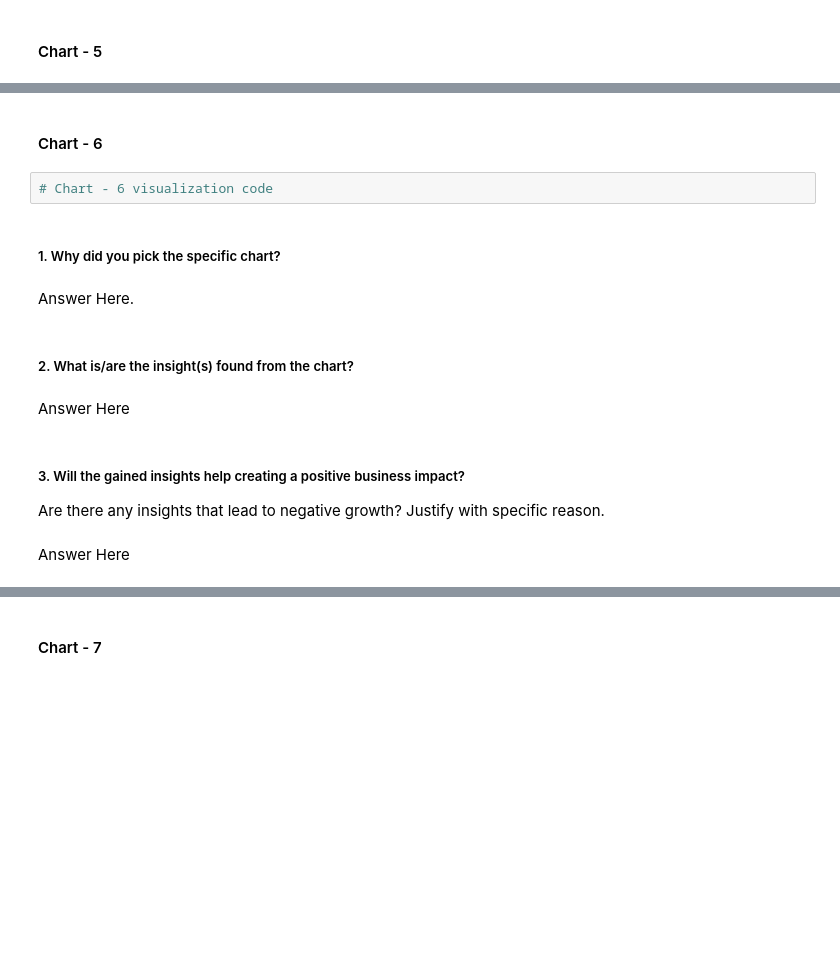
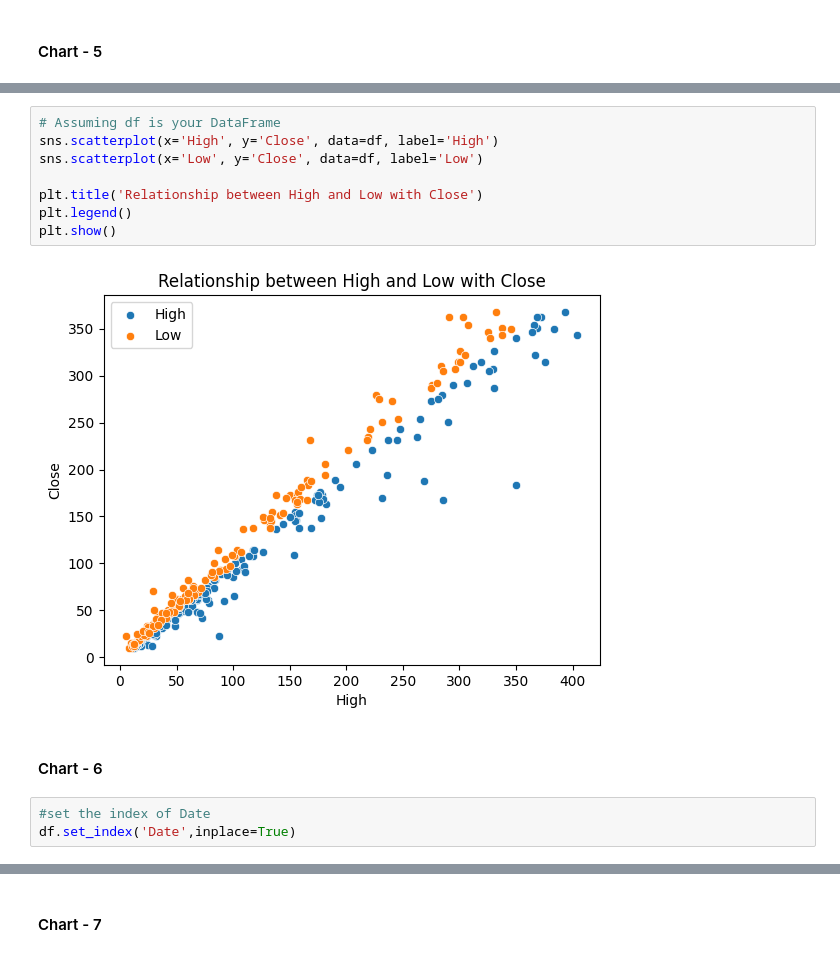
Before and after one commit to Umesh2851997/Yes-bank-stock-closing-price-prediction, a Jupyter notebook: Yes_Bank_Closing_Stock_Price_Prediction.ipynb, the cells around one changed output, grey strips where cells are left out. Saved outputs shown, nothing was run; the diff lists cells and outputs as text; blank space fills up the shorter version.

```diff
--- a/Yes_Bank_Closing_Stock_Price_Prediction.ipynb
+++ b/Yes_Bank_Closing_Stock_Price_Prediction.ipynb
@@ -224,17 +236,15 @@ Answer Here
+# %%
+# Assuming df is your DataFrame
+sns.scatterplot(x='High', y='Close', data=df, label='High')
+sns.scatterplot(x='Low', y='Close', data=df, label='Low')
+
+plt.title('Relationship between High and Low with Close')
+plt.legend()
+plt.show()
+# %% [output]
+[figure, added]
 # %% [markdown]
 #### Chart - 6
-# %%
-# Chart - 6 visualization code
-# %% [markdown]
-##### 1. Why did you pick the specific chart?
-# %% [markdown]
-Answer Here.
-# %% [markdown]
-##### 2. What is/are the insight(s) found from the chart?
-# %% [markdown]
-Answer Here
-# %% [markdown]
-##### 3. Will the gained insights help creating a positive business impact?
-Are there any insights that lead to negative growth? Justify with specific reason.
-# %% [markdown]
-Answer Here
+# %%
+#set the index of Date
+df.set_index('Date',inplace=True)
```
Also changed, not shown: parts of 280 cells of this notebook.
